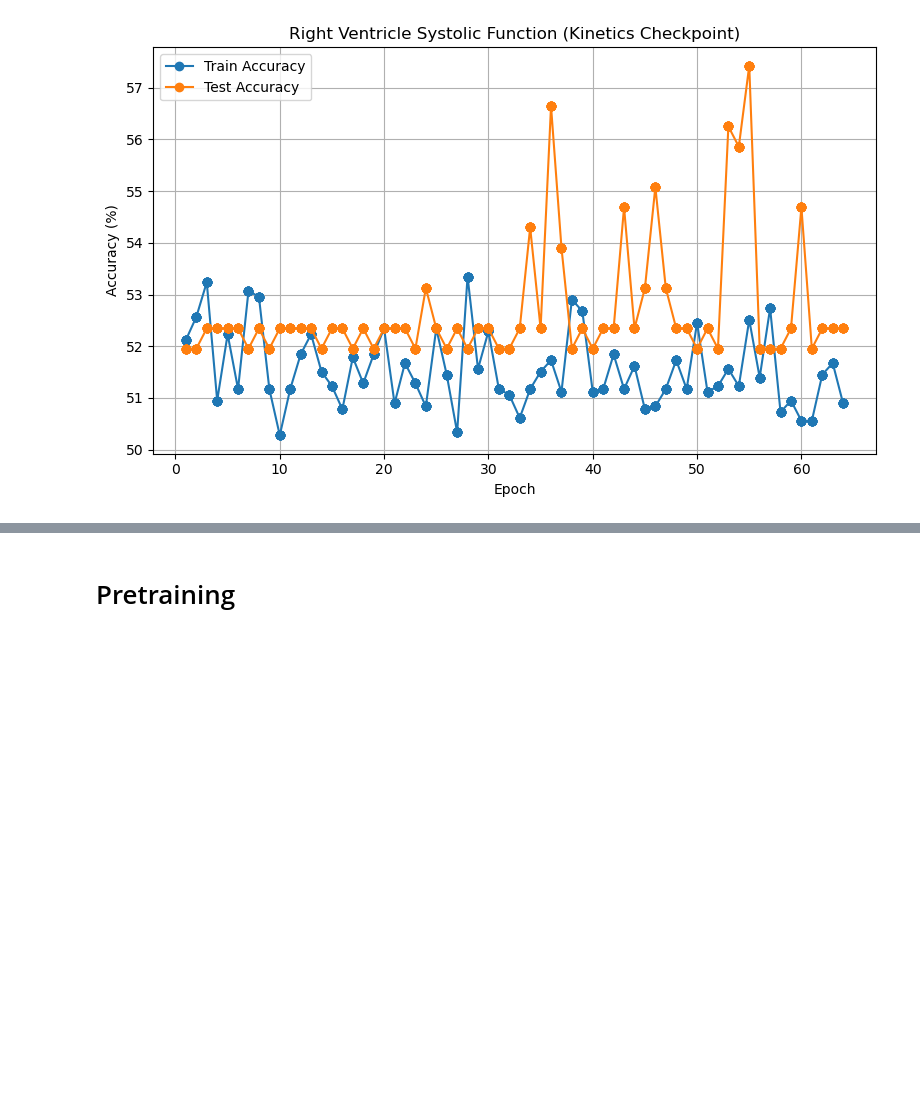
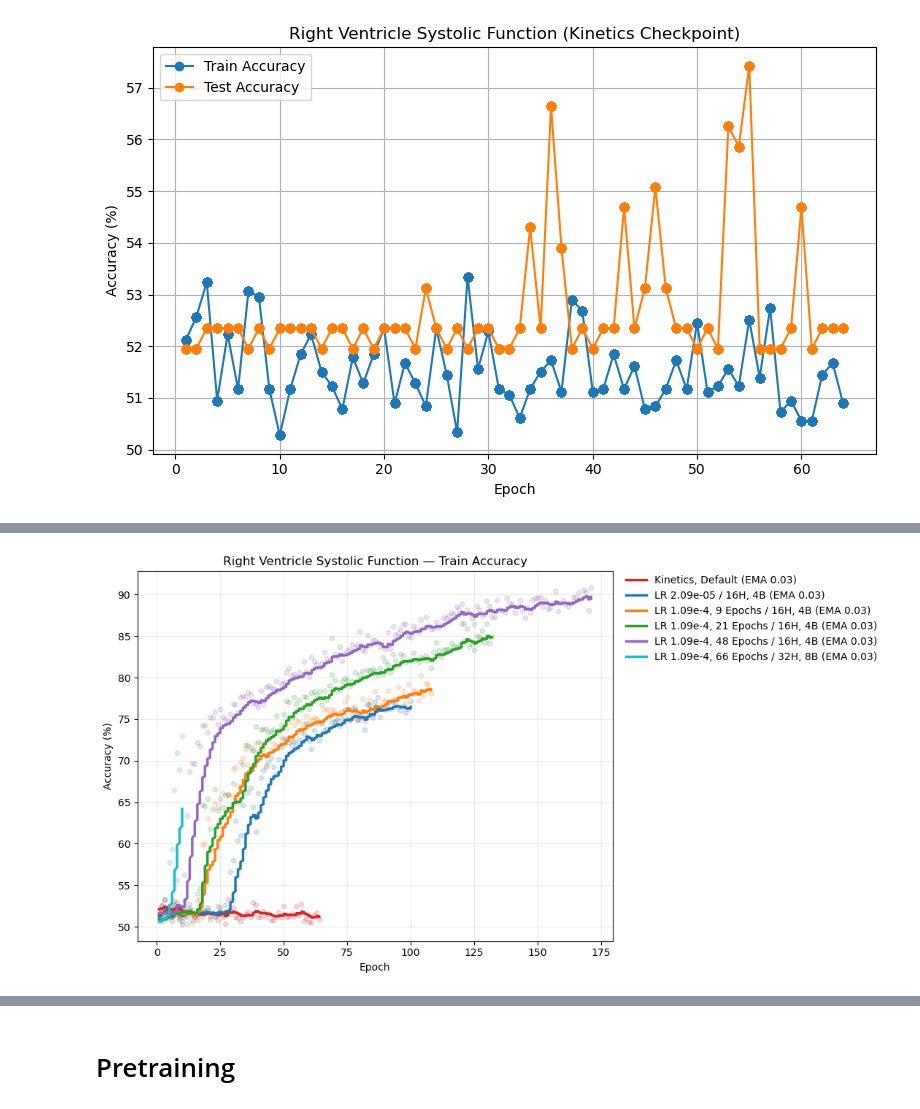
Before and after one commit to alif-munim/EchoJEPA, a Jupyter notebook: plot.ipynb, the cells around one changed output, grey strips where cells are left out. Cells and saved outputs as stored; diff of their text form; code cells hidden in the pictures; blank space fills up the shorter version.

```diff
--- a/plot.ipynb
+++ b/plot.ipynb
@@ -63,0 +84,89 @@ plt.show()
+# %%
+import matplotlib.pyplot as plt
+import numpy as np
+
+def ema(values, alpha=0.15):
+    s = None
+    out = []
+    for v in values:
+        s = v if s is None else alpha * v + (1 - alpha) * s
+        out.append(s)
+    return out
+
+# --- Parse logs ---
+log_cool = "/home/sagemaker-user/user-default-efs/vjepa2/rvfx_cooldown_0812_v1.log"
+e1, tr1, te1 = extract_accuracies(log_cool)
+
+log_pre9 = "/home/sagemaker-user/user-default-efs/vjepa2/rvfx_cooldown_h16_b4_0820_keepe9.log"
+e2, tr2, te2 = extract_accuracies(log_pre9)
+
+log_pre21 = "/home/sagemaker-user/user-default-efs/vjepa2/rvfx_cooldown_h16_b4_0820_keepe21.log"
+e3, tr3, te3 = extract_accuracies(log_pre21)
+
+log_pre48 = "/home/sagemaker-user/user-default-efs/vjepa2/rvfx_cooldown_h16_b4_0820_keepe48.log"
+e4, tr4, te4 = extract_accuracies(log_pre48)
+
+log_kin = "/home/sagemaker-user/user-default-efs/vjepa2/rvfx_kinetics_0812_v1.log"
+e5, tr5, te5 = extract_accuracies(log_kin)
+
+log_pre66 = "/home/sagemaker-user/user-default-efs/vjepa2/rvfx_cooldown_h32_b8_0820_keepe66.log"
+e6, tr6, te6 = extract_accuracies(log_pre66)
+
+# ---- Plot Train-only, with raw (faint dots) + EMA (solid line) ----
+alpha = 0.03  # EMA smoothing
+dot_alpha = 0.02
+dot_size = 20
+
+colors = {
+    "cooldown": "#1f77b4",   # blue
+    "pre9":     "#ff7f0e",   # orange
+    "pre21":    "#2ca02c",   # green
+    "pre48":    "#9467bd",   # purple
+    "kin":      "#d62728",   # red
+    "pre66":    "#17becf"    # cyan
+}
+
+plt.figure(figsize=(11, 6))
+
+# Kinetics checkpoint
+plt.scatter(e5, tr5, s=dot_size, color=colors["kin"], alpha=dot_alpha)
+plt.plot(e5, ema(tr5, alpha), linewidth=2.5, color=colors["kin"], label=f"Kinetics, Default (EMA {alpha})")
+
+# Cooldown
+plt.scatter(e1, tr1, s=dot_size, color=colors["cooldown"], alpha=dot_alpha)
+plt.plot(e1, ema(tr1, alpha), linewidth=2.5, color=colors["cooldown"], label=f"LR 2.09e-05 / 16H, 4B (EMA {alpha})")
+
+# Pretrain keepe9
+plt.scatter(e2, tr2, s=dot_size, color=colors["pre9"], alpha=dot_alpha)
+plt.plot(e2, ema(tr2, alpha), linewidth=2.5, color=colors["pre9"], label=f"LR 1.09e-4, 9 Epochs / 16H, 4B (EMA {alpha})")
+
+# Pretrain keepe21
+plt.scatter(e3, tr3, s=dot_size, color=colors["pre21"], alpha=dot_alpha)
+plt.plot(e3, ema(tr3, alpha), linewidth=2.5, color=colors["pre21"], label=f"LR 1.09e-4, 21 Epochs / 16H, 4B (EMA {alpha})")
+
+# Pretrain keepe48
+plt.scatter(e4, tr4, s=dot_size, color=colors["pre48"], alpha=dot_alpha)
+plt.plot(e4, ema(tr4, alpha), linewidth=2.5, color=colors["pre48"], label=f"LR 1.09e-4, 48 Epochs / 16H, 4B (EMA {alpha})")
+
+# Pretrain keepe66
+plt.scatter(e6, tr6, s=dot_size, color=colors["pre66"], alpha=dot_alpha)
+plt.plot(e6, ema(tr6, alpha), linewidth=2.5, color=colors["pre66"], label=f"LR 1.09e-4, 66 Epochs / 32H, 8B (EMA {alpha})")
+
+# ---- Formatting ----
+plt.xlabel("Epoch")
+plt.ylabel("Accuracy (%)")
+plt.title("Right Ventricle Systolic Function — Train Accuracy")
+plt.grid(True, alpha=0.25)
+
+# Legend outside
+plt.legend(loc="upper left", bbox_to_anchor=(1.02, 1), borderaxespad=0., frameon=False)
+
+# Nice y-limits
+ymin = min(min(tr1), min(tr2), min(tr3), min(tr4), min(tr5), min(tr6))
+ymax = max(max(tr1), max(tr2), max(tr3), max(tr4), max(tr5), max(tr6))
+plt.ylim(ymin - 2, ymax + 2)
+
+plt.tight_layout()
+plt.show()
+# %% [output]
+[figure, added]
```
Also changed, not shown: parts of 10 cells of this notebook, 11 other files.
